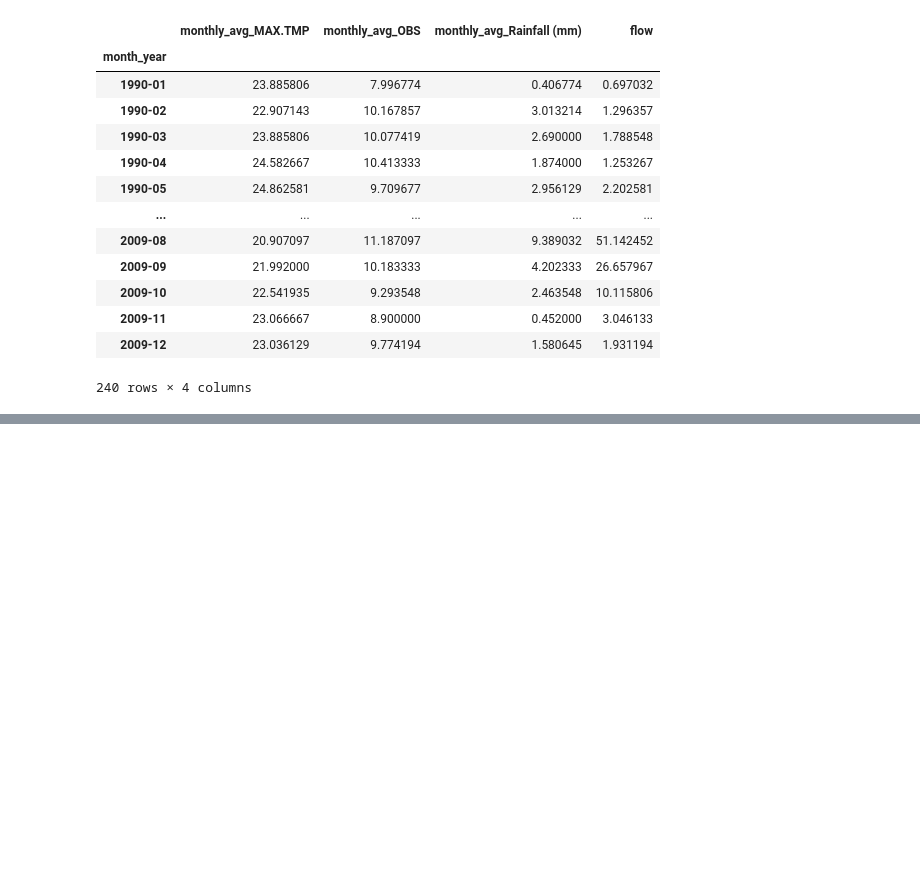
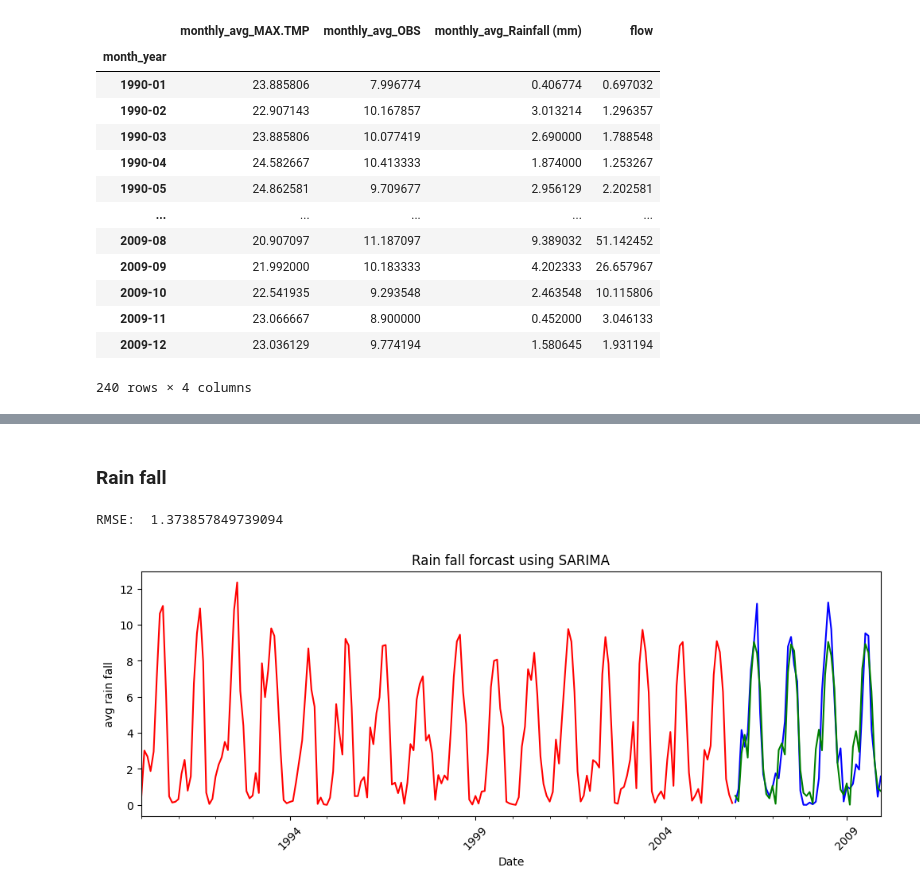
Before and after one commit to Genet-Abay/RiverFlow-Pridiction, a Jupyter notebook: DataAnalysis.ipynb, the cells around one changed output, grey strips where cells are left out. Saved outputs shown, nothing was run; the diff lists cells and outputs as text; code cells hidden in the pictures; blank space fills up the shorter version.

```diff
--- a/DataAnalysis.ipynb
+++ b/DataAnalysis.ipynb
@@ -567,0 +557,9 @@ RMSE:  1.373857849739094
+# %% [markdown]
+### Rain fall
+# %%
+col = 'monthly_avg_Rainfall (mm)'
+y_test , y_pred_out = get_prediction_sarima(col)
+plot_forecast(y_test, y_pred_out, col, "avg rain fall", "Rain fall forcast using SARIMA")
+# %% [output]
+RMSE:  1.373857849739094
+[figure, added]
```
Also changed, not shown: parts of 17 cells of this notebook.
